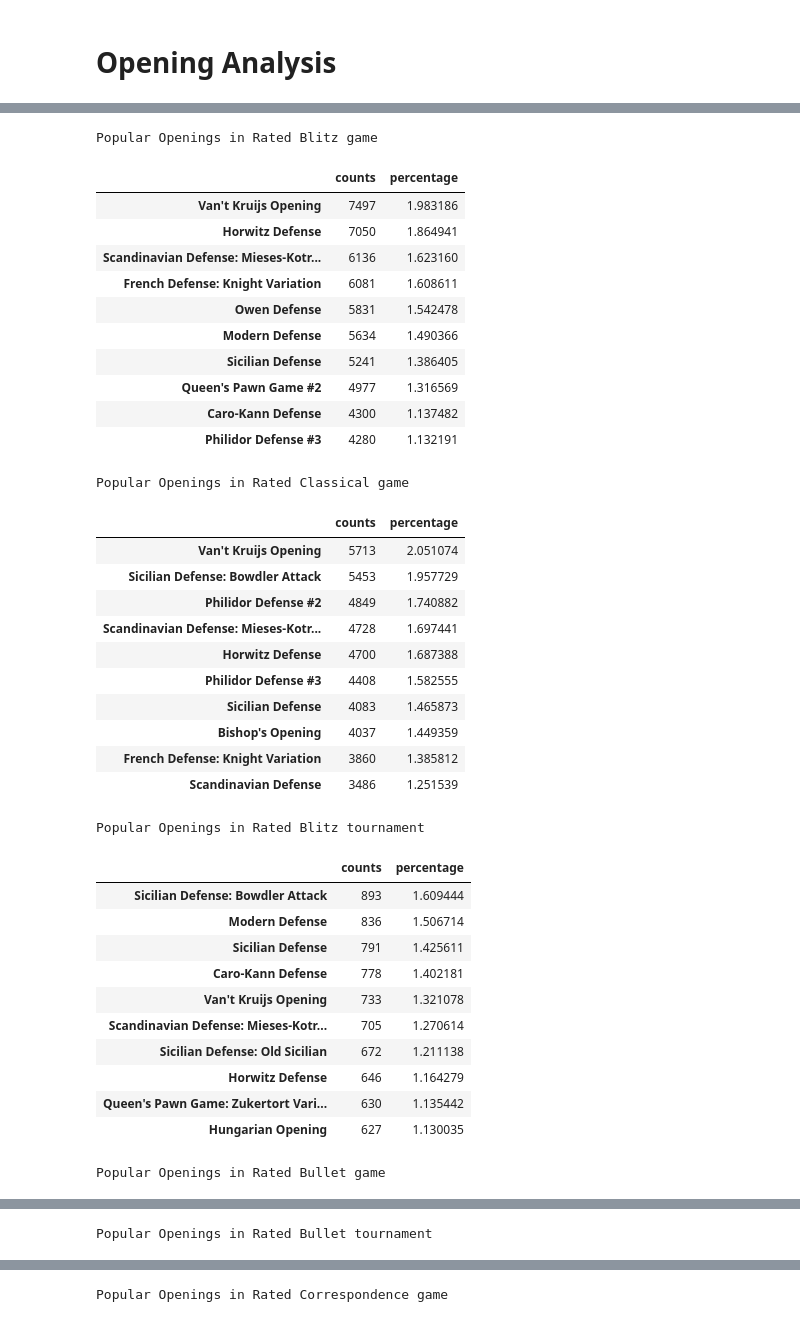
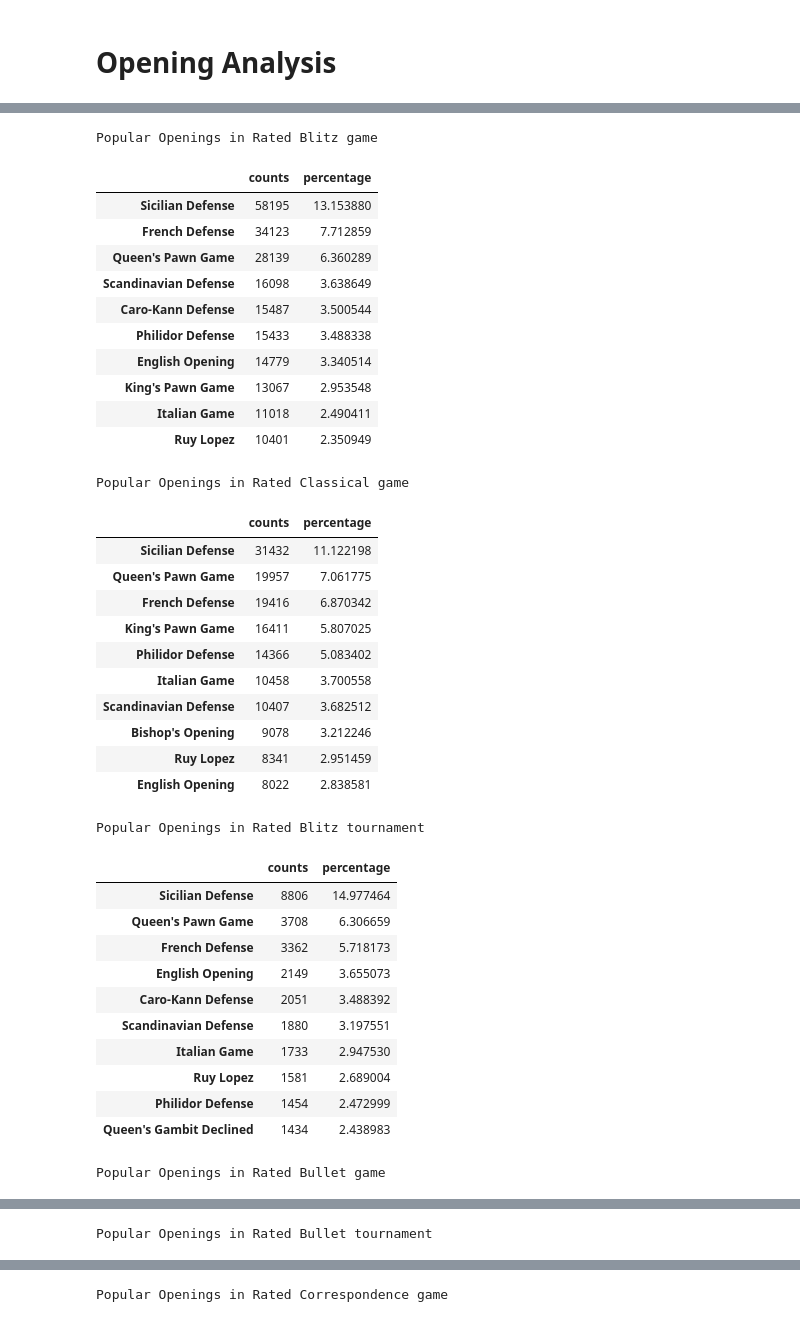
Before and after one commit to kdesai2018/DSL-final-project, a Jupyter notebook: jordan_analysis.ipynb, the cells around one changed output, grey strips where cells are left out. Drawn from its saved outputs; the diff is of its cells as text; code cells hidden in the pictures.

```diff
--- a/jordan_analysis.ipynb
+++ b/jordan_analysis.ipynb
@@ -7,5 +8,7 @@ import matplotlib.pyplot as plt
 # Importing and Setuping Up Dataset
 # %%
 df = pd.read_csv('games.csv', low_memory=False)
+gg = pd.read_csv('good_games.csv', low_memory=False)
+df = df.append(gg)
 df.head()
 # %% [output]
@@ -107,11 +110,16 @@ array(['Rated Blitz game', 'Rated Classical game',
        'Rated Classical tournament '], dtype=object)
 # %% [markdown]
 # Opening Analysis
+# %%
+def opening_prune(op):
+    split = re.split('[:#,]', op)
+    return split[0].rstrip()
+df['Opening Short'] = df['Opening'].apply(opening_prune)
 # %%
-df['Opening'].value_counts(normalize=True)
-counts = df['Opening'].value_counts()
-percentage = df['Opening'].value_counts(normalize=True).mul(100)
+df['Opening Short'].value_counts(normalize=True)
+counts = df['Opening Short'].value_counts()
+percentage = df['Opening Short'].value_counts(normalize=True).mul(100)
 open_stats = pd.DataFrame({'counts': counts, 'percentage':percentage})
-open_stats.head(50)
+open_stats.head(60)
 # %% [output]
 |  | counts | percentage |
@@ -134,47 +142,47 @@ open_stats.head(50)
 # %%
 for event in df['Event'].unique():
     df_event = df[df['Event'] == event]
     print(f'Popular Openings in {event}')
-    counts = df_event['Opening'].value_counts()
-    percentage = df_event['Opening'].value_counts(normalize=True).mul(100)
+    counts = df_event['Opening Short'].value_counts()
+    percentage = df_event['Opening Short'].value_counts(normalize=True).mul(100)
     open_stats = pd.DataFrame({'counts': counts, 'percentage':percentage})
     display(open_stats.head(10))
 # %% [output]
 Popular Openings in Rated Blitz game
 |  | counts | percentage |
-| Van't Kruijs Opening | 7497 | 1.983186 |
-| Horwitz Defense | 7050 | 1.864941 |
-| Scandinavian Defense: Mieses-Kotr... | 6136 | 1.623160 |
-| French Defense: Knight Variation | 6081 | 1.608611 |
-| Owen Defense | 5831 | 1.542478 |
-| Modern Defense | 5634 | 1.490366 |
-| Sicilian Defense | 5241 | 1.386405 |
-| Queen's Pawn Game #2 | 4977 | 1.316569 |
-| Caro-Kann Defense | 4300 | 1.137482 |
-| Philidor Defense #3 | 4280 | 1.132191 |
+| Sicilian Defense | 58195 | 13.153880 |
+| French Defense | 34123 | 7.712859 |
+| Queen's Pawn Game | 28139 | 6.360289 |
+| Scandinavian Defense | 16098 | 3.638649 |
+| Caro-Kann Defense | 15487 | 3.500544 |
+| Philidor Defense | 15433 | 3.488338 |
+| English Opening | 14779 | 3.340514 |
+| King's Pawn Game | 13067 | 2.953548 |
+| Italian Game | 11018 | 2.490411 |
+| Ruy Lopez | 10401 | 2.350949 |
 Popular Openings in Rated Classical game
 |  | counts | percentage |
-| Van't Kruijs Opening | 5713 | 2.051074 |
-| Sicilian Defense: Bowdler Attack | 5453 | 1.957729 |
-| Philidor Defense #2 | 4849 | 1.740882 |
-| Scandinavian Defense: Mieses-Kotr... | 4728 | 1.697441 |
-| Horwitz Defense | 4700 | 1.687388 |
-| Philidor Defense #3 | 4408 | 1.582555 |
-| Sicilian Defense | 4083 | 1.465873 |
-| Bishop's Opening | 4037 | 1.449359 |
-| French Defense: Knight Variation | 3860 | 1.385812 |
-| Scandinavian Defense | 3486 | 1.251539 |
+| Sicilian Defense | 31432 | 11.122198 |
+| Queen's Pawn Game | 19957 | 7.061775 |
+| French Defense | 19416 | 6.870342 |
+| King's Pawn Game | 16411 | 5.807025 |
+| Philidor Defense | 14366 | 5.083402 |
+| Italian Game | 10458 | 3.700558 |
+| Scandinavian Defense | 10407 | 3.682512 |
+| Bishop's Opening | 9078 | 3.212246 |
+| Ruy Lopez | 8341 | 2.951459 |
+| English Opening | 8022 | 2.838581 |
 Popular Openings in Rated Blitz tournament
 |  | counts | percentage |
-| Sicilian Defense: Bowdler Attack | 893 | 1.609444 |
-| Modern Defense | 836 | 1.506714 |
-| Sicilian Defense | 791 | 1.425611 |
-| Caro-Kann Defense | 778 | 1.402181 |
-| Van't Kruijs Opening | 733 | 1.321078 |
-| Scandinavian Defense: Mieses-Kotr... | 705 | 1.270614 |
-| Sicilian Defense: Old Sicilian | 672 | 1.211138 |
-| Horwitz Defense | 646 | 1.164279 |
-| Queen's Pawn Game: Zukertort Vari... | 630 | 1.135442 |
-| Hungarian Opening | 627 | 1.130035 |
+| Sicilian Defense | 8806 | 14.977464 |
+| Queen's Pawn Game | 3708 | 6.306659 |
+| French Defense | 3362 | 5.718173 |
+| English Opening | 2149 | 3.655073 |
+| Caro-Kann Defense | 2051 | 3.488392 |
+| Scandinavian Defense | 1880 | 3.197551 |
+| Italian Game | 1733 | 2.947530 |
+| Ruy Lopez | 1581 | 2.689004 |
+| Philidor Defense | 1454 | 2.472999 |
+| Queen's Gambit Declined | 1434 | 2.438983 |
 Popular Openings in Rated Bullet game
 |  | counts | percentage |
```
Also changed, not shown: parts of 8 cells of this notebook.
